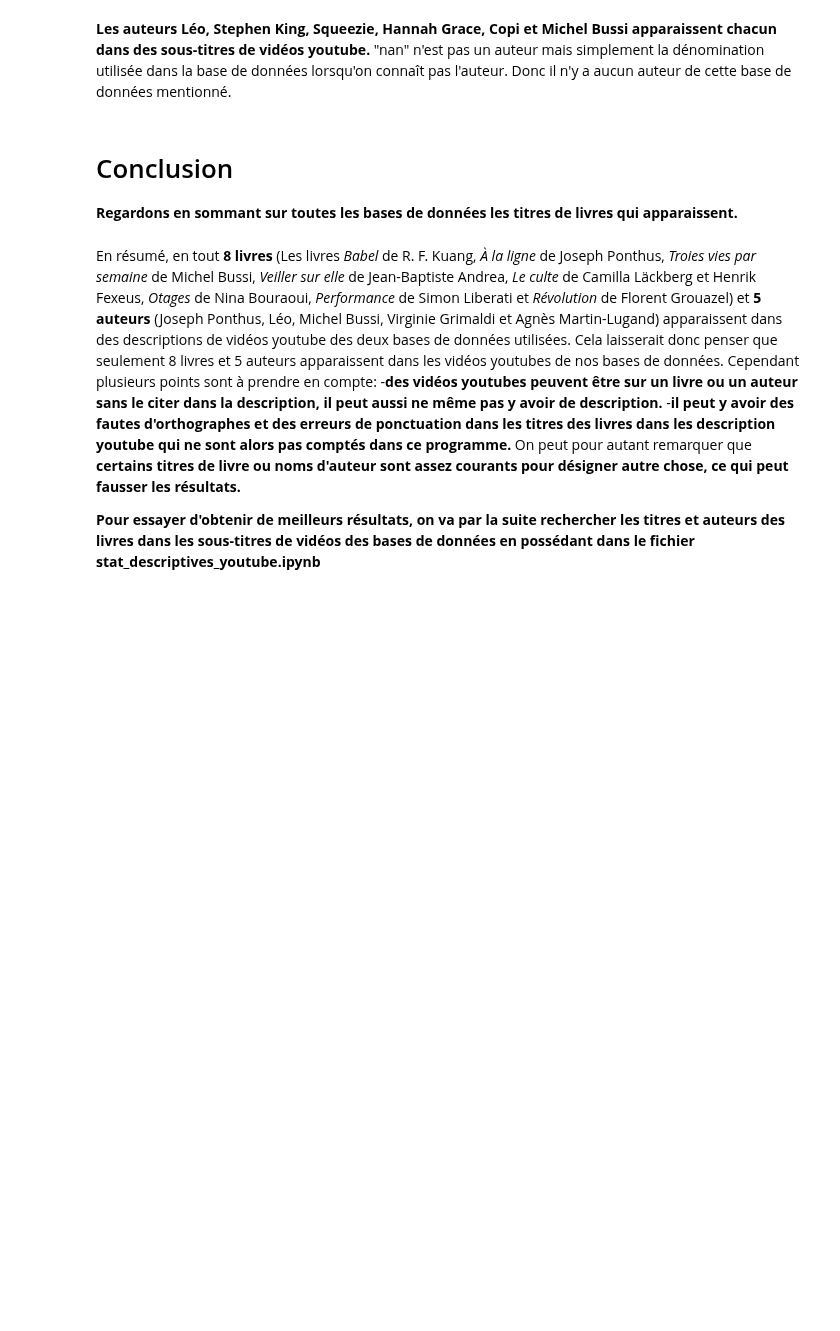
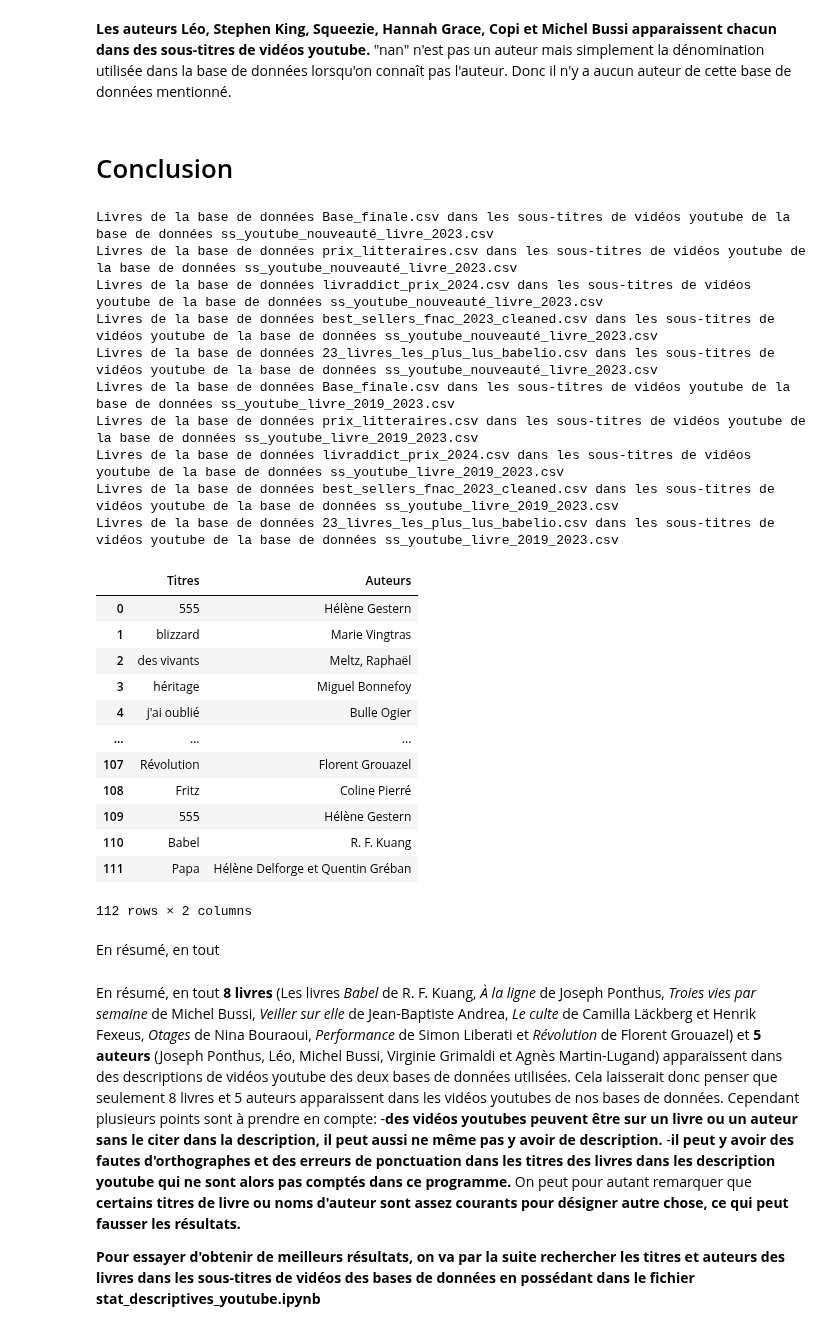
Before and after one commit to manonmgd/pythonds_MM_MM_DS, a Jupyter notebook: stat_descriptives_youtube_suite.ipynb, the cells around one changed output. Cells and saved outputs as stored; diff of their text form; code cells hidden in the pictures; blank space fills up the shorter version.

```diff
--- a/stat_descriptives_youtube_suite.ipynb
+++ b/stat_descriptives_youtube_suite.ipynb
@@ -931,7 +928,3 @@ auteur_dans_sous_titres('prix_litteraires','ss_youtube_nouveauté_livre_2023')
 auteur_dans_sous_titres('Base_finale','ss_youtube_nouveauté_livre_2023')
 # %% [markdown]
 **Les auteurs Léo, Stephen King, Squeezie, Hannah Grace, Copi et Michel Bussi apparaissent chacun dans des sous-titres de vidéos youtube.** "nan" n'est pas un auteur mais simplement la dénomination utilisée dans la base de données lorsqu'on connaît pas l'auteur. Donc il n'y a aucun auteur de cette base de données mentionné.
-# %% [markdown]
-# Conclusion
-
-**Regardons en sommant sur toutes les bases de données les titres de livres qui apparaissent.**
@@ -946,3 +931,48 @@ def mettre_ensemble(x,y):
+# %% [markdown]
+# Conclusion
+# %%
+def nb_de_titres():
+    l=['Base_finale','prix_litteraires','livraddict_prix_2024','best_sellers_fnac_2023_cleaned','23_livres_les_plus_lus_babelio']
+    l2=['ss_youtube_nouveauté_livre_2023','ss_youtube_livre_2019_2023']
+    result=[]
+    for a in l2:
+        for b in l:
+            df=livre_dans_sous_titres(b,a)
+            for index1, row1 in df.iterrows():
+                if not(row1['Titres'] in result):
+                    result.append([row1['Titres'],row1['Auteurs']])
+    # On crée la nouvelle DataFrame contenant les résultats
+    colonnes=['Titres','Auteurs']
+    result_df = pd.DataFrame(result, columns = colonnes )
+    return result_df
+
+nb_de_titres()
+# %% [output]
+Livres de la base de données Base_finale.csv dans les sous-titres de vidéos youtube de la base de données ss_youtube_nouveauté_livre_2023.csv
+Livres de la base de données prix_litteraires.csv dans les sous-titres de vidéos youtube de la base de données ss_youtube_nouveauté_livre_2023.csv
+Livres de la base de données livraddict_prix_2024.csv dans les sous-titres de vidéos youtube de la base de données ss_youtube_nouveauté_livre_2023.csv
+Livres de la base de données best_sellers_fnac_2023_cleaned.csv dans les sous-titres de vidéos youtube de la base de données ss_youtube_nouveauté_livre_2023.csv
+Livres de la base de données 23_livres_les_plus_lus_babelio.csv dans les sous-titres de vidéos youtube de la base de données ss_youtube_nouveauté_livre_2023.csv
+Livres de la base de données Base_finale.csv dans les sous-titres de vidéos youtube de la base de données ss_youtube_livre_2019_2023.csv
+Livres de la base de données prix_litteraires.csv dans les sous-titres de vidéos youtube de la base de données ss_youtube_livre_2019_2023.csv
+Livres de la base de données livraddict_prix_2024.csv dans les sous-titres de vidéos youtube de la base de données ss_youtube_livre_2019_2023.csv
+Livres de la base de données best_sellers_fnac_2023_cleaned.csv dans les sous-titres de vidéos youtube de la base de données ss_youtube_livre_2019_2023.csv
+Livres de la base de données 23_livres_les_plus_lus_babelio.csv dans les sous-titres de vidéos youtube de la base de données ss_youtube_livre_2019_2023.csv
+|  | Titres | Auteurs |
+| 0 | 555 | Hélène Gestern |
+| 1 | blizzard | Marie Vingtras |
+| 2 | des vivants | Meltz, Raphaël |
+| 3 | héritage | Miguel Bonnefoy |
+| 4 | j'ai oublié | Bulle Ogier |
+| ... | ... | ... |
+| 107 | Révolution | Florent Grouazel |
+| 108 | Fritz | Coline Pierré |
+| 109 | 555 | Hélène Gestern |
+| 110 | Babel | R. F. Kuang |
+| 111 | Papa | Hélène Delforge et Quentin Gréban |
+112 rows × 2 columns
+# %% [markdown]
+En résumé, en tout
 # %% [markdown]
 
 En résumé, en tout **8 livres** (Les livres *Babel* de R. F. Kuang,  *À la ligne* de Joseph Ponthus, *Troies vies par semaine* de Michel Bussi, *Veiller sur elle* de Jean-Baptiste Andrea, *Le culte* de Camilla Läckberg et Henrik Fexeus, *Otages* de Nina Bouraoui, *Performance* de Simon Liberati et *Révolution* de Florent Grouazel) et **5 auteurs** (Joseph Ponthus, Léo, Michel Bussi, Virginie Grimaldi et Agnès Martin-Lugand) apparaissent dans des descriptions de vidéos youtube des deux bases de données utilisées.
```
Also changed, not shown: parts of 2 cells of this notebook.
